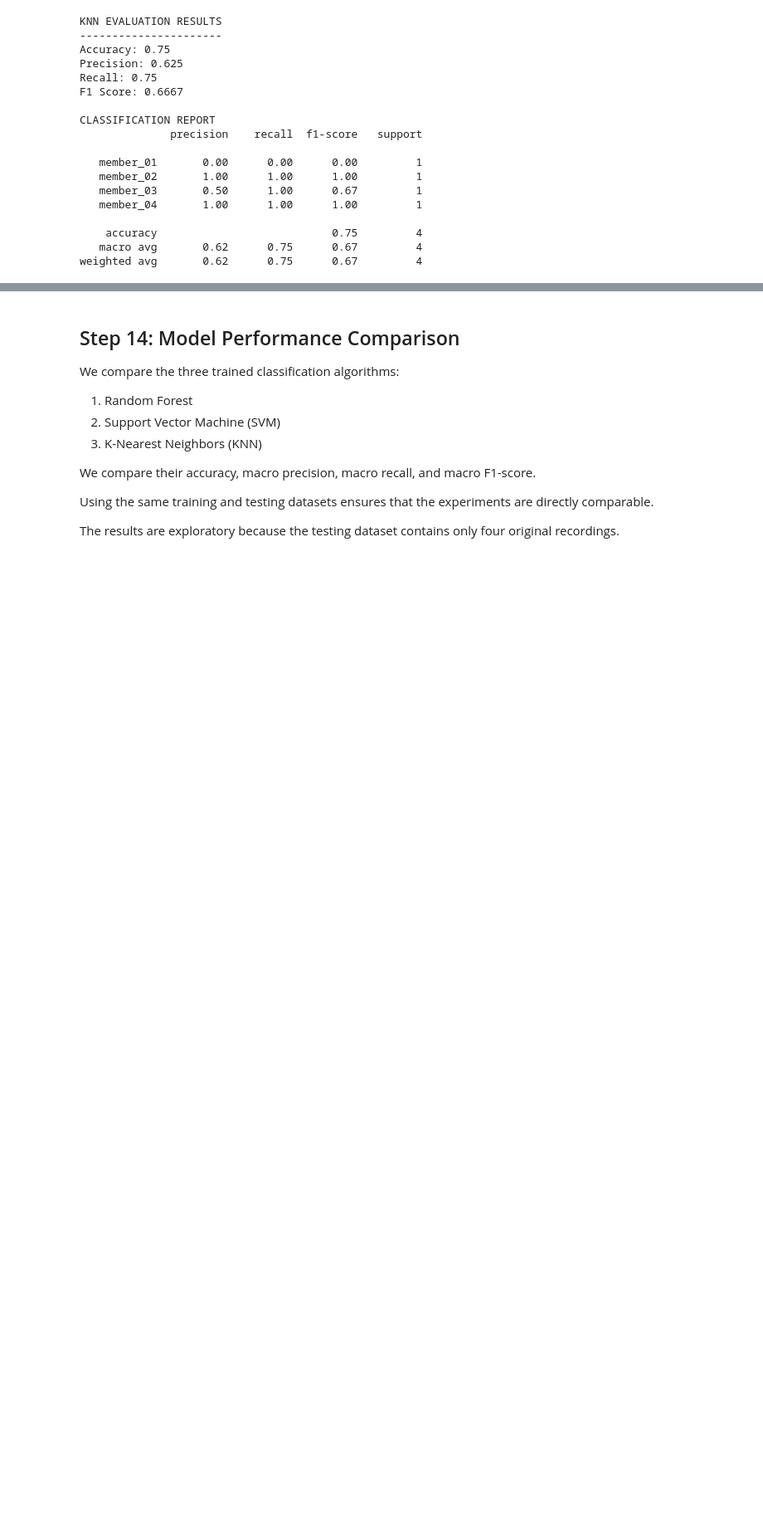
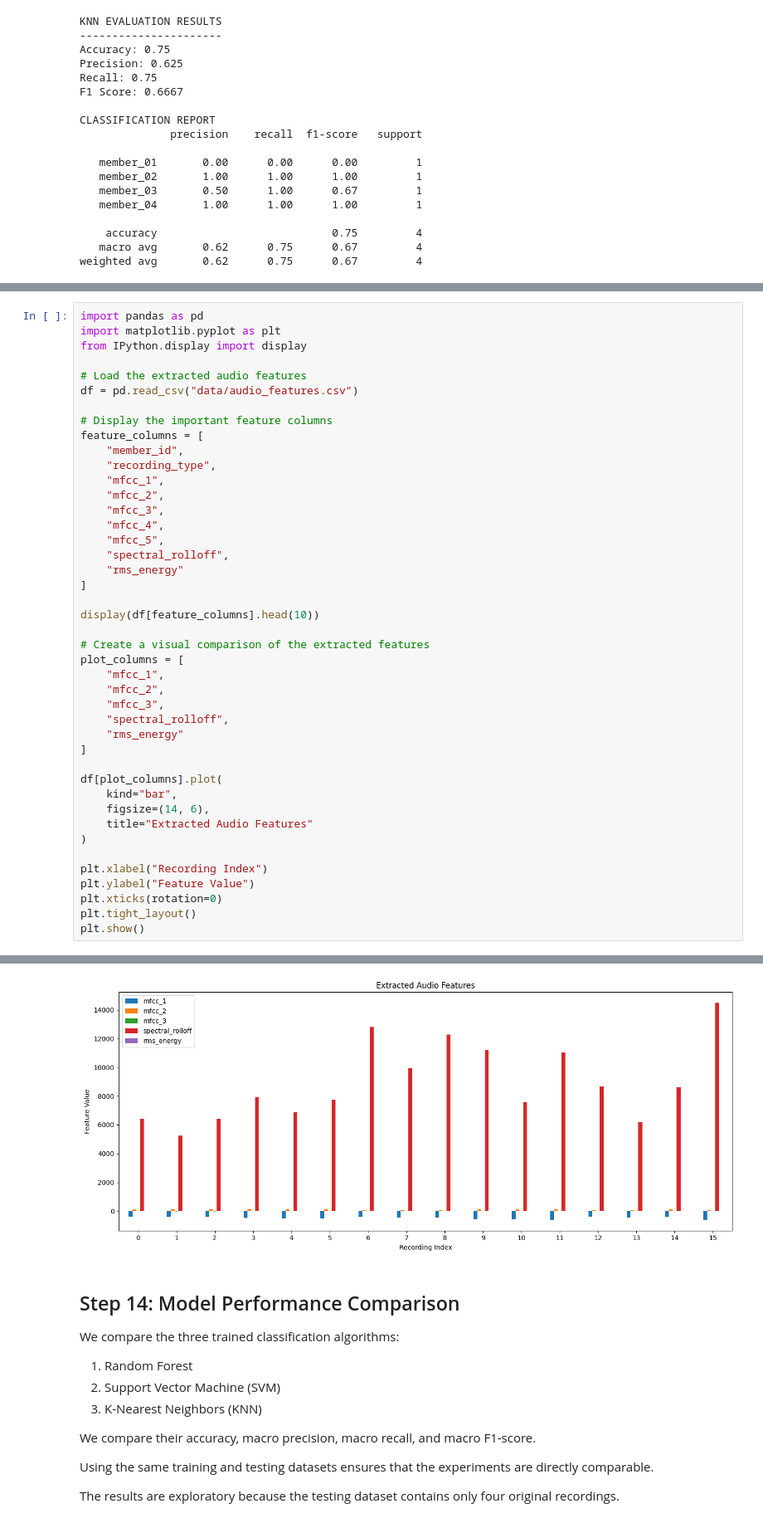
Before and after one commit to Divine-kuzo/Formative-2_grp-21_-Multimodal-Data-Preprocessing-, a Jupyter notebook: notebooks/Group_21_Audio_Preprocessing_Voice_Verification.ipynb, the cells around one changed output, grey strips where cells are left out. Shown at 83% size. Cells and saved outputs as stored; diff of their text form; blank space fills up the shorter version.

```diff
--- a/notebooks/Group_21_Audio_Preprocessing_Voice_Verification.ipynb
+++ b/notebooks/Group_21_Audio_Preprocessing_Voice_Verification.ipynb
@@ -1136,0 +1410,44 @@ weighted avg       0.62      0.75      0.67         4
+# %%
+import pandas as pd
+import matplotlib.pyplot as plt
+from IPython.display import display
+
+# Load the extracted audio features
+df = pd.read_csv("data/audio_features.csv")
+
+# Display the important feature columns
+feature_columns = [
+    "member_id",
+    "recording_type",
+    "mfcc_1",
+    "mfcc_2",
+    "mfcc_3",
+    "mfcc_4",
+    "mfcc_5",
+    "spectral_rolloff",
+    "rms_energy"
+]
+
+display(df[feature_columns].head(10))
+
+# Create a visual comparison of the extracted features
+plot_columns = [
+    "mfcc_1",
+    "mfcc_2",
+    "mfcc_3",
+    "spectral_rolloff",
+    "rms_energy"
+]
+
+df[plot_columns].plot(
+    kind="bar",
+    figsize=(14, 6),
+    title="Extracted Audio Features"
+)
+
+plt.xlabel("Recording Index")
+plt.ylabel("Feature Value")
+plt.xticks(rotation=0)
+plt.tight_layout()
+plt.show()
+# %% [output]
@@ -1137,3 +1465,4 @@ weighted avg       0.62      0.75      0.67         4
+[figure, added]
 # %% [markdown]
 ## Step 14: Model Performance Comparison
 
```
Also changed, not shown: parts of 12 cells of this notebook.
